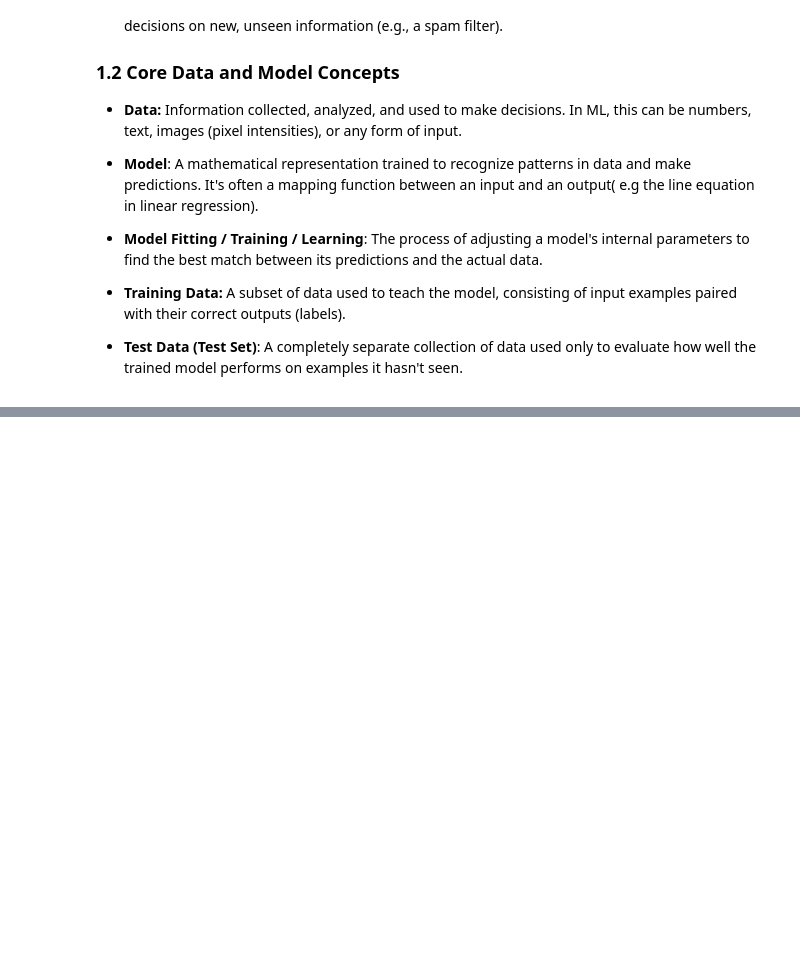
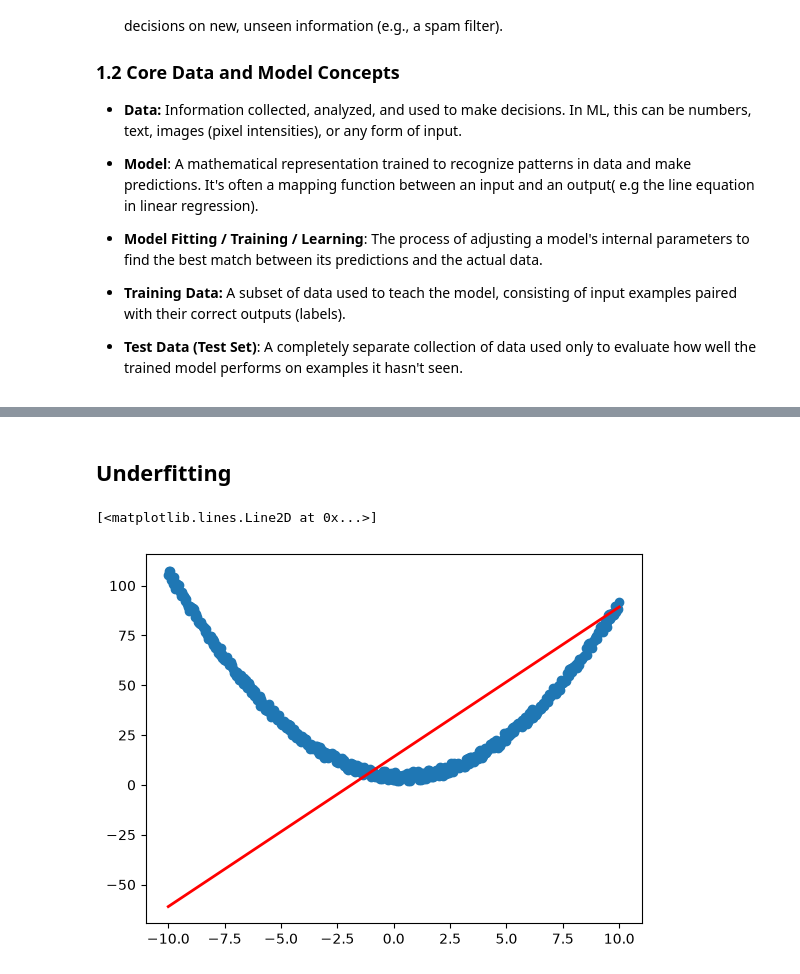
Before and after one commit to SashoVas/ArtificialIntelligenceCourse, a Jupyter notebook: 06_IntroToML.ipynb, the cells around one changed output, grey strips where cells are left out. Drawn from its saved outputs; the diff is of its cells as text; code cells hidden in the pictures; blank space fills up the shorter version.

```diff
--- a/06_IntroToML.ipynb
+++ b/06_IntroToML.ipynb
@@ -103,0 +244,12 @@ Linear regression R^2: 0.8866666666666667
+# %% [markdown]
+## Underfitting
+# %%
+x,y = create_polinomial(power=2,lower=-10,upper=10)
+lr = LinearRegression(1,n_epochs=1000,learning_rate=0.001)
+lr.fit(x.reshape(500,1),y)
+pred = lr.predict(x.reshape(500,1))
+plt.scatter(x,y)
+plt.plot(x, pred, color="red", linewidth=2, label=f"pred")
+# %% [output]
+[<matplotlib.lines.Line2D at 0x...>]
+[figure, added]
```
Also changed, not shown: parts of 21 cells of this notebook, 4 other files.
